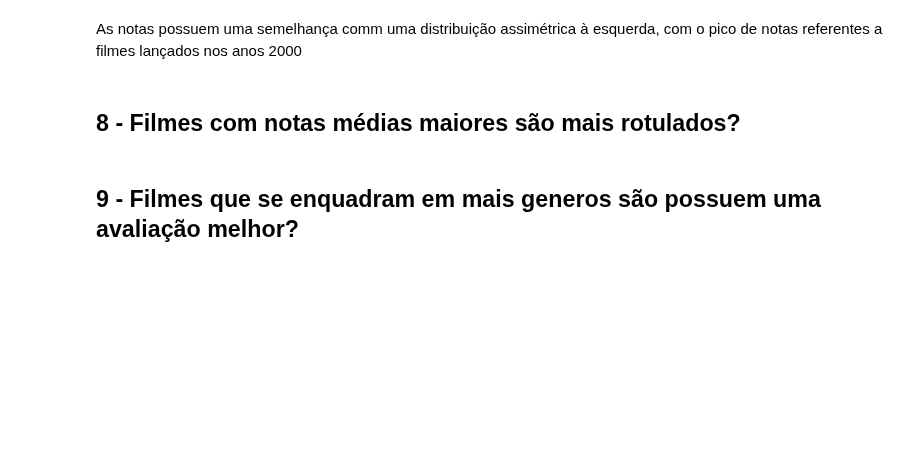
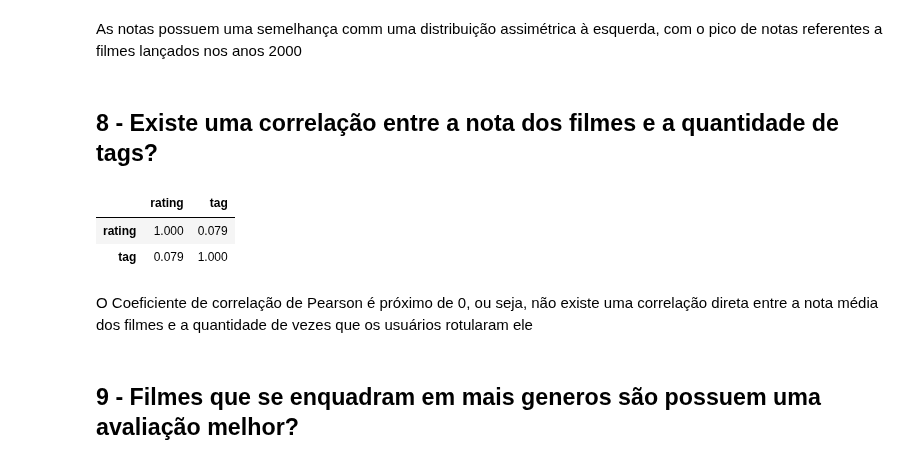
Before and after one commit to dieguim-ifsp-posCD/D1AED, a Jupyter notebook: avaliacoes/20210513-avaliacao01/AED-movie-lens-small.ipynb, the cells around one changed output. Saved outputs shown, nothing was run; the diff lists cells and outputs as text; code cells hidden in the pictures; blank space fills up the shorter version.

```diff
--- a/avaliacoes/20210513-avaliacao01/AED-movie-lens-small.ipynb
+++ b/avaliacoes/20210513-avaliacao01/AED-movie-lens-small.ipynb
@@ -917,7 +915,18 @@ Text(0.5, 1.0, 'Quantidade de votos dos filmes em relação ao ano')
 # %% [markdown]
 As notas possuem uma semelhança comm uma distribuição assimétrica à esquerda, com o pico de notas referentes a filmes lançados nos anos 2000
 # %% [markdown]
-## 8 - Filmes com notas médias maiores são mais rotulados?
+## 8 - Existe uma correlação entre a nota dos filmes e a quantidade de tags?
+# %%
+mean_rating_tag = mean_rating.copy()
+mean_rating_tag['tag'] = tags_df.groupby('movieId').count().tag
+mean_rating_tag.dropna(inplace = True)
+mean_rating_tag.corr().round(3)
+# %% [output]
+|  | rating | tag |
+| rating | 1.000 | 0.079 |
+| tag | 0.079 | 1.000 |
+# %% [markdown]
+O Coeficiente de correlação de Pearson é próximo de 0, ou seja, não existe uma correlação direta entre a nota média dos filmes e a quantidade de vezes que os usuários rotularam ele
 # %% [markdown]
 ## 9 - Filmes que se enquadram em mais generos são possuem uma avaliação melhor?
 # %% [markdown]
```
Also changed, not shown: parts of 1 cell of this notebook.
